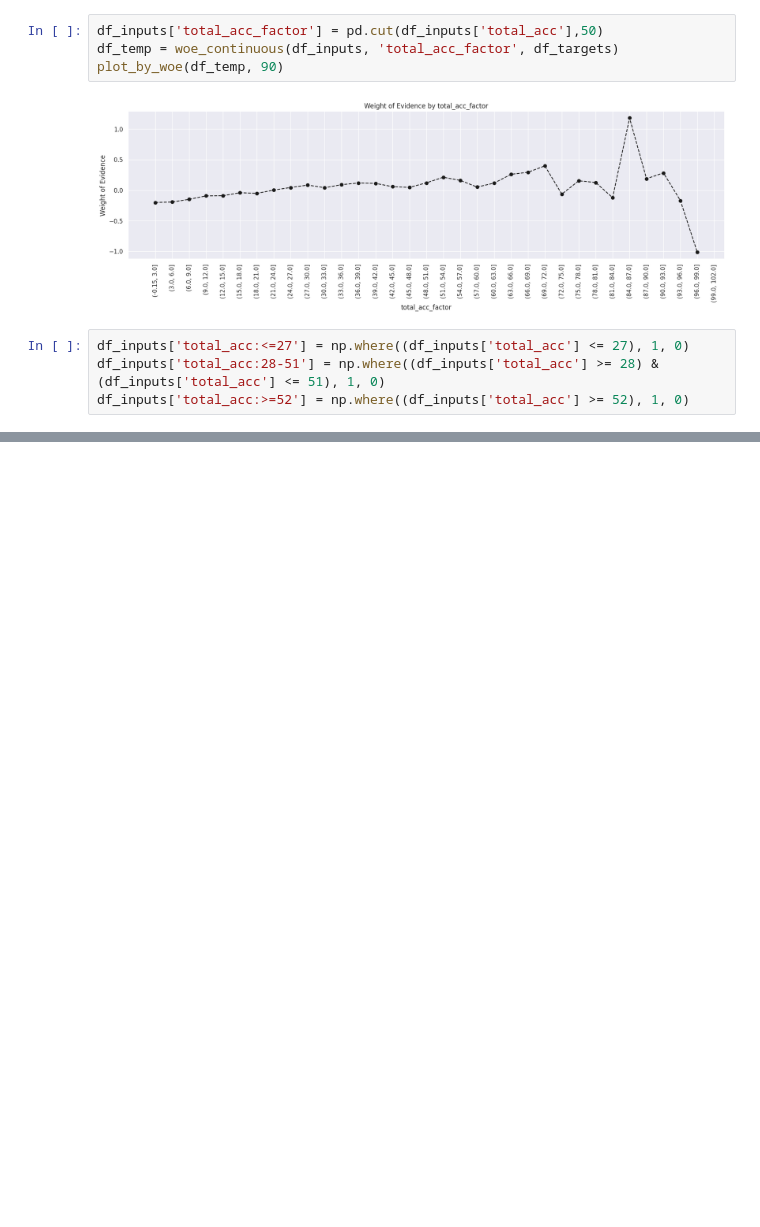
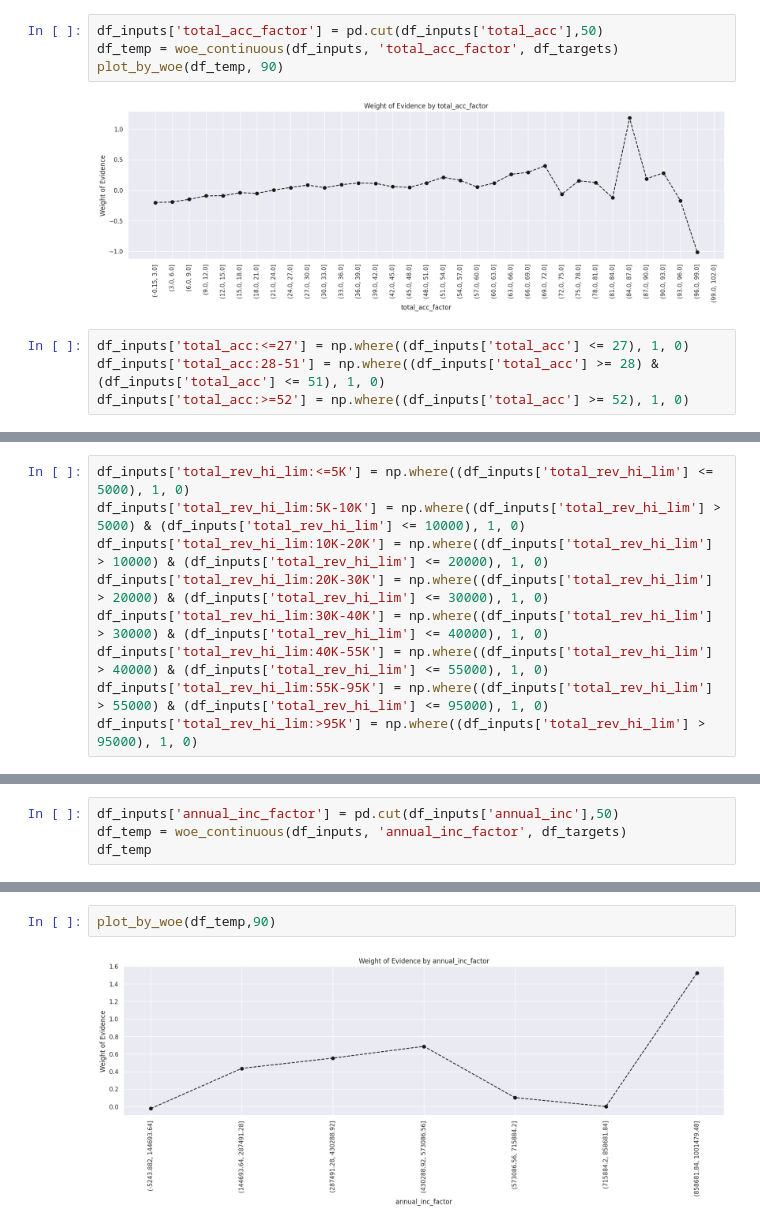
Before and after one commit to andre-cav/Credit-Risk-with-Python, a Jupyter notebook: Credit_Risk_ModellingData.ipynb, the cells around one changed output, grey strips where cells are left out. Cells and saved outputs as stored; diff of their text form; blank space fills up the shorter version.

```diff
--- a/Credit_Risk_ModellingData.ipynb
+++ b/Credit_Risk_ModellingData.ipynb
@@ -1318,0 +1396,9 @@ df_inputs['total_acc:>=52'] = np.where((df_inputs['total_acc'] >= 52), 1, 0)
+# %%
+df_inputs['total_rev_hi_lim:<=5K'] = np.where((df_inputs['total_rev_hi_lim'] <= 5000), 1, 0)
+df_inputs['total_rev_hi_lim:5K-10K'] = np.where((df_inputs['total_rev_hi_lim'] > 5000) & (df_inputs['total_rev_hi_lim'] <= 10000), 1, 0)
+df_inputs['total_rev_hi_lim:10K-20K'] = np.where((df_inputs['total_rev_hi_lim'] > 10000) & (df_inputs['total_rev_hi_lim'] <= 20000), 1, 0)
+df_inputs['total_rev_hi_lim:20K-30K'] = np.where((df_inputs['total_rev_hi_lim'] > 20000) & (df_inputs['total_rev_hi_lim'] <= 30000), 1, 0)
+df_inputs['total_rev_hi_lim:30K-40K'] = np.where((df_inputs['total_rev_hi_lim'] > 30000) & (df_inputs['total_rev_hi_lim'] <= 40000), 1, 0)
+df_inputs['total_rev_hi_lim:40K-55K'] = np.where((df_inputs['total_rev_hi_lim'] > 40000) & (df_inputs['total_rev_hi_lim'] <= 55000), 1, 0)
+df_inputs['total_rev_hi_lim:55K-95K'] = np.where((df_inputs['total_rev_hi_lim'] > 55000) & (df_inputs['total_rev_hi_lim'] <= 95000), 1, 0)
+df_inputs['total_rev_hi_lim:>95K'] = np.where((df_inputs['total_rev_hi_lim'] > 95000), 1, 0)
@@ -1318,0 +1421,4 @@ df_inputs['total_acc:>=52'] = np.where((df_inputs['total_acc'] >= 52), 1, 0)
+# %%
+df_inputs['annual_inc_factor'] = pd.cut(df_inputs['annual_inc'],50)
+df_temp = woe_continuous(df_inputs, 'annual_inc_factor', df_targets)
+df_temp
@@ -1318,0 +1443,4 @@ df_inputs['total_acc:>=52'] = np.where((df_inputs['total_acc'] >= 52), 1, 0)
+# %%
+plot_by_woe(df_temp,90)
+# %% [output]
+[figure, added]
```
Also changed, not shown: parts of 20 cells of this notebook.
